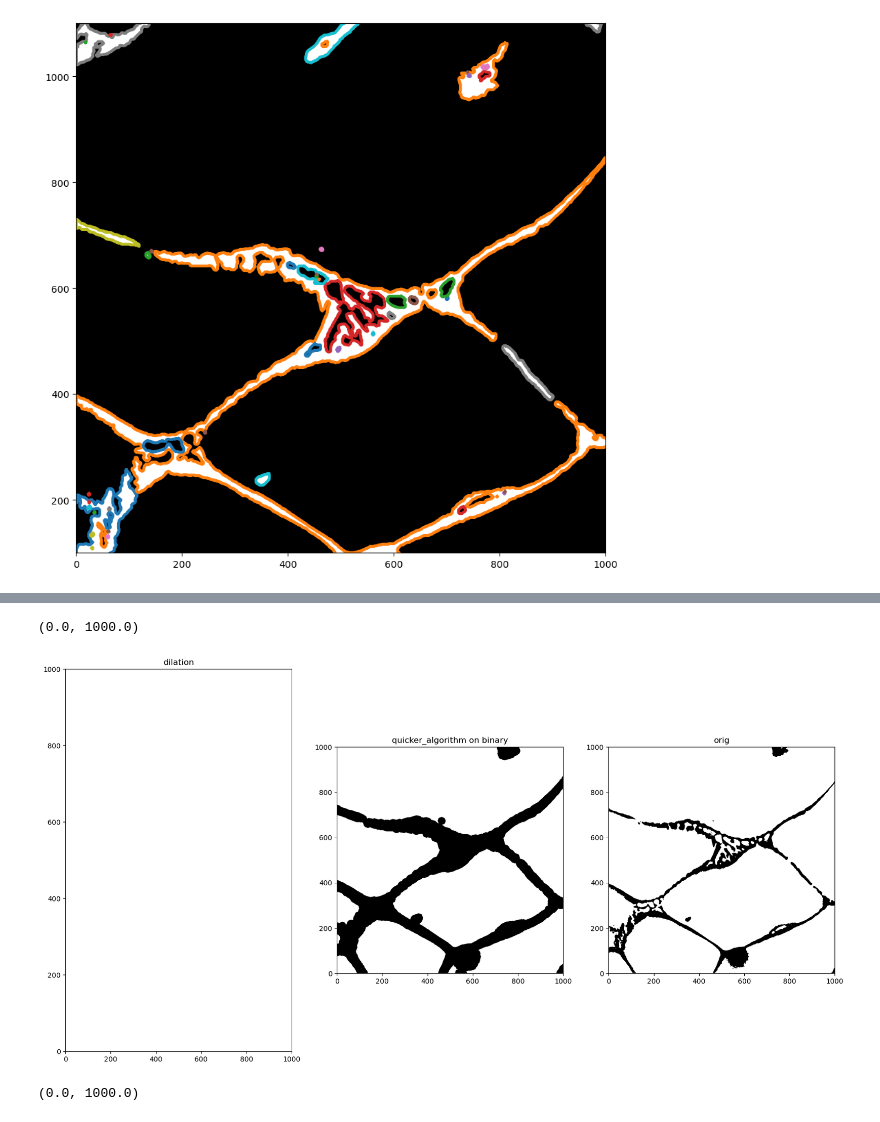
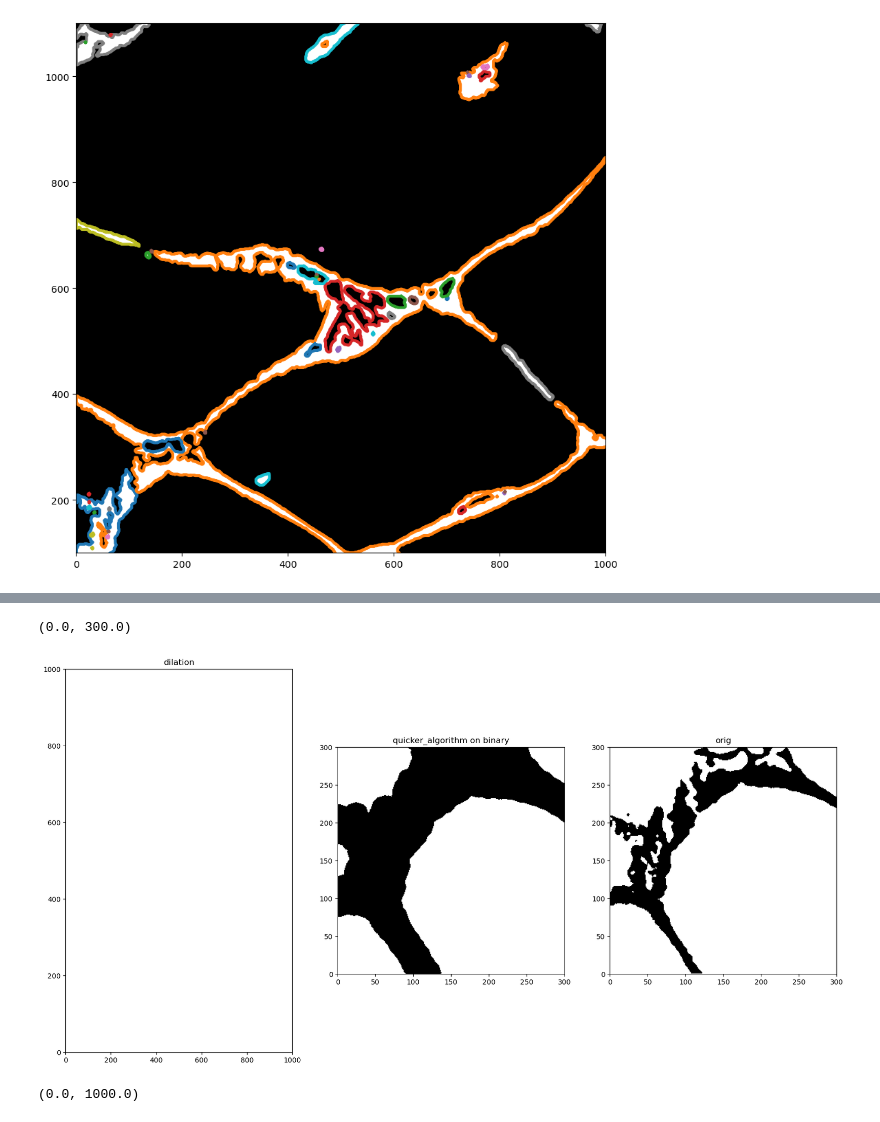
Before and after one commit to potsci/random_projects, a Jupyter notebook: find_eutectic_isles.ipynb, the cells around one changed output, grey strips where cells are left out. Saved outputs shown, nothing was run; the diff lists cells and outputs as text; code cells hidden in the pictures.

```diff
--- a/find_eutectic_isles.ipynb
+++ b/find_eutectic_isles.ipynb
@@ -50,0 +71,6 @@ ax.set_xlim(y,y+1000)
+# %%
+label_img = label(invert(img))
+properties=['label','bbox','area','area_convex','equivalent_diameter_area','axis_major_length','axis_minor_length']
+props=measure.regionprops_table(label_img,img,properties=properties)
+df=pd.DataFrame(props)
+df
@@ -50,0 +91,3 @@ ax.set_xlim(y,y+1000)
+# %%
+mean_diameter=df['axis_minor_length'].mean()
+mean_diameter ## we want to use this to find the appropriate parameter for the dilation
@@ -50,0 +96,3 @@ ax.set_xlim(y,y+1000)
+# %%
+dil_iter=mean_diameter/2/3
+dil_iter=int(dil_iter)
@@ -56,24 +109,24 @@ footprint = disk(15)
 
 # closing= closing(invert(img), footprint)
 # %%
-dilation2=scipy.ndimage.binary_dilation(img==0,disk(5),iterations=3)
+dilation2=scipy.ndimage.binary_dilation(img==0,disk(3),iterations=dil_iter)
 # %%
 fig,ax=plt.subplots(1,3,figsize=(20,10))
 # ax[0].imshow(dilation,cmap='binary')
 ax[0].set_title('dilation')
 ax[0].set_xlim([0,1000])
 ax[0].set_ylim([0,1000])
 ax[1].imshow(dilation2,cmap='binary')
 ax[1].set_title('quicker_algorithm on binary')
-ax[1].set_xlim([0,1000])
-ax[1].set_ylim([0,1000])
+ax[1].set_xlim([0,300])
+ax[1].set_ylim([0,300])
 ax[2].imshow(img,cmap='gray')
 ax[2].set_title('orig')
-ax[2].set_xlim([0,1000])
-ax[2].set_ylim([0,1000])
+ax[2].set_xlim([0,300])
+ax[2].set_ylim([0,300])
 # %% [output]
-(0.0, 1000.0)
+(0.0, 300.0)
-[figure, old version]
+[figure, new version]
 # %%
 fig,ax=plt.subplots(1,3,figsize=(20,10))
 ax[0].imshow(dilation2,cmap='binary')
```
Also changed, not shown: parts of 26 cells of this notebook, 7 other files.
